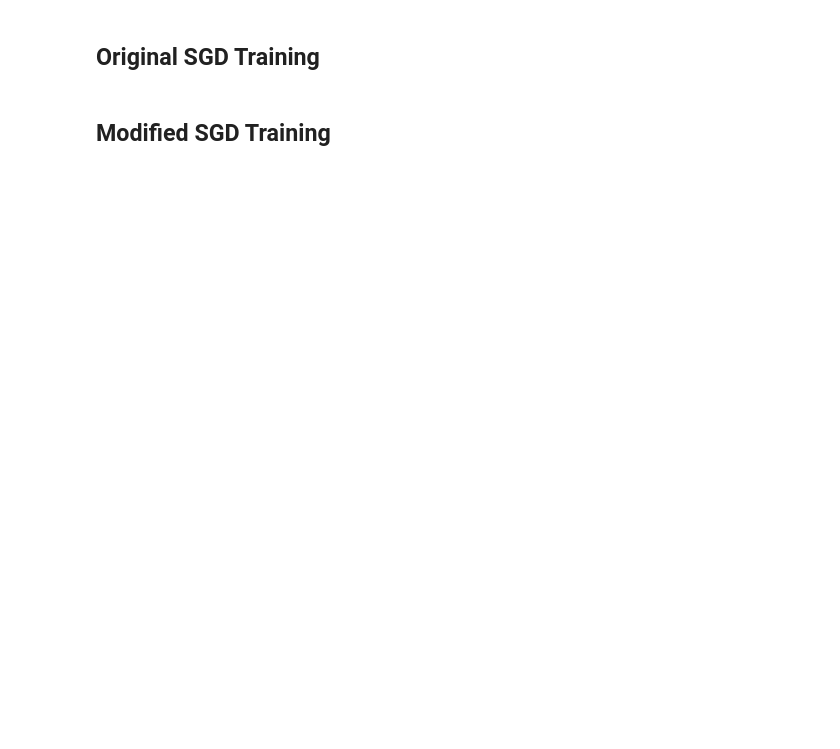
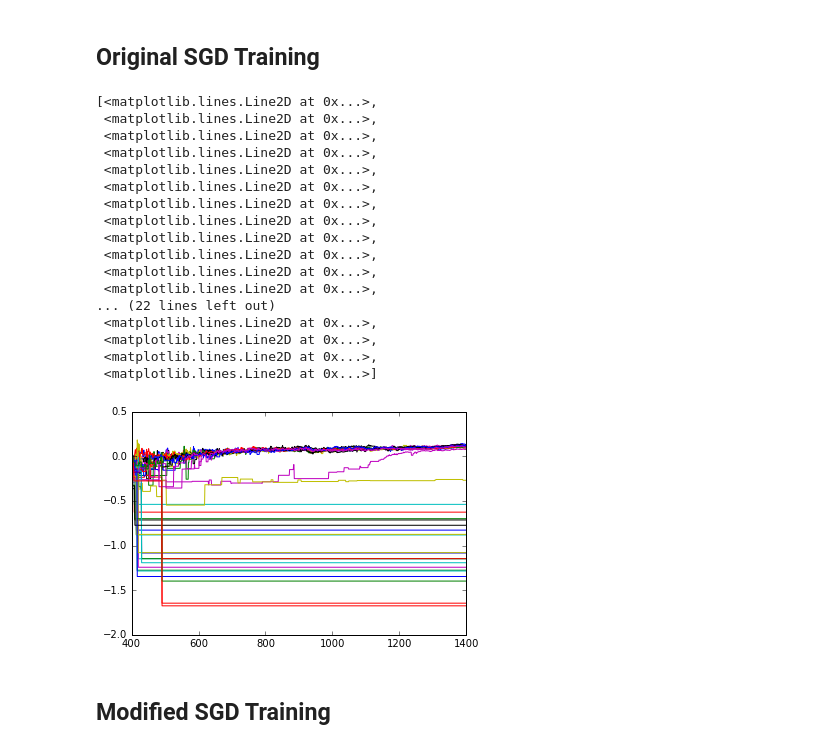
Before and after one commit to chengtang48/SGD_autoencoders, a Jupyter notebook: experiments-autoencoders.ipynb, the cells around one changed output. Cells and saved outputs as stored; diff of their text form; code cells hidden in the pictures; blank space fills up the shorter version.

```diff
--- a/experiments-autoencoders.ipynb
+++ b/experiments-autoencoders.ipynb
@@ -38,7 +46,7 @@ list_x
 # %%
 ## define bias initialization
 def bias_init(weights, norm, batch_size, batch_data_generator, dim, noise_bound):
-    assert norm > 1, 'the norm value is invalid!'
+    #assert norm > 1, 'the norm value is invalid!'
     ## generate a batch sample
     batch_x = batch_data_generator(dim, noise_bound, batch_size)
     ## calculate average inner product
@@ -65,10 +75,12 @@ train_steps = 1000
 tf.reset_default_graph()
 # %%
 gt_dict = ortho_group.rvs(dim) # generate ground-truth dictionary
-init_weights = tf.random_normal([width, dim], dtype=tf.float64) # init random weights
+#init_weights = tf.random_normal([width, dim], dtype=tf.float64) # init random weights
+init_weights = tf.constant(batch_data_generator(dim, noise_bound, width, gt_dict=gt_dict), dtype=tf.float64)
 init_bias = bias_init(init_weights, norm, init_batch_size, batch_data_generator, dim, noise_bound)
 with tf.Session() as sess:
     init_weights_ = sess.run(init_weights)
+    #init_weights_ = init_weights
     init_bias_ = sess.run(init_bias)
 # %%
 ## evaluation metric
@@ -96,24 +181,25 @@ def cos_sq_min_distances(weights, dictionary):
 ### parameters to learn
 weights = tf.Variable(init_weights_, dtype=tf.float64)
 #bias = tf.Variable(init_bias_, dtype=tf.float64)
-bias = tf.Variable(np.zeros(width), dtype=tf.float64)
+bias = tf.Variable(np.zeros(width), dtype=tf.float64, trainable=True)
 create_row_normalize_op = tf.assign(weights, norm * tf.nn.l2_normalize(weights, dim=1))
 ### define model and loss
 def encoder(weights, bias, x):
     return tf.add(tf.matmul(x, tf.transpose(weights)), bias)
 def decoder(weights, h, activation):
     if activation == 'relu':
-        return tf.squeeze(tf.matmul(tf.nn.relu(h), weights))
+        return tf.matmul(tf.nn.relu(h), weights)
     else:
         print('activation function not implemented')
         exit(0)
+
+###
 def data_wise_mean_sq_loss(x, weights, bias):
     x_hat = decoder(weights, encoder(weights, bias, x), 'relu')
-    print(x_hat.get_shape())
-    return tf.reduce_sum(tf.square(x - x_hat))
+    return tf.reduce_mean(tf.reduce_sum(tf.square(x - x_hat), axis=1))
 
 #x_gt = tf.placeholder(tf.float64, [dim,])
-mini_batch_size = 100
+mini_batch_size = 1
 batch_x = tf.placeholder(tf.float64, [mini_batch_size, dim])
 
 ### define optimizer
@@ -137,26 +223,30 @@ train_op = tf.train.GradientDescentOptimizer(learn_rate).minimize(data_wise_mean
 #gt_dict = ortho_group.rvs(dim) # generate ground-truth dictionary
 #test_sample = batch_data_generator(dim, noise_bound, 100)
 avg_scores_list = list()
-min_scores = list()
 control_weight = False
 for n_runs in range(10):
+    bias_list = [np.zeros(width)]
+    #firing_list = list()
     avg_scores = list()
     with tf.Session() as sess:
         sess.run(tf.global_variables_initializer())
         for i in range(train_steps):
+            x = batch_data_generator(dim, noise_bound, mini_batch_size, gt_dict)
             if i==0:
                 avg_scores.append(cos_sq_avg_distances(init_weights_, gt_dict))
-            #x = data_generator(dim, noise_bound, gt_dict)[0]
-            #x = data_generator(dim, noise_bound, gt_dict)
-            x = batch_data_generator(dim, noise_bound, mini_batch_size, gt_dict)
-            #init_weights_ = sess.run(init_weights)
-            _, weights_, bias_ = sess.run([train_op, weights, bias] , feed_dict={batch_x: x})
+                #get_firing_pattern_op(firing_list, init_weights_, init_bias_, x)
+
+            _, weights_, bias_ = sess.run([train_op, weights, bias], feed_dict={batch_x: x})
             if control_weight:
+                ## normalize weight if control_weight is on
                 _, weights_ = sess.run([create_row_normalize_op, weights])
             n_steps = sess.run(increment_global_step_op)
+            #print('reconstruction error', cos_sq_avg_distances(weights_, gt_dict))
             avg_scores.append(cos_sq_avg_distances(weights_, gt_dict))
-            min_scores.append(cos_sq_min_distances(weights_, gt_dict))
+            #get_firing_pattern_op(firing_list, weights_, bias_, x)
+            get_bias_evolution_op(bias_list, bias_)
     avg_scores_list.append(avg_scores)
+
             #if (n_steps-t_o) % 100 == 0:
 #                 print('Training at %d-th iteration'% (n_steps-t_o))
 #                 print('cosine distances',)
@@ -171,3 +259,31 @@ cosine_squared_distances(init_weights_, gt_dict)[0]
+# %%
+# bias_list
+time_pts = range(t_o, t_o+train_steps+1)
+# print(cos_sq_avg_distances(init_weights_, gt_dict))
+plt.plot(time_pts, bias_list)
+
+# firing_list = np.array(firing_list)
+# offset = -1
+# plt.scatter(time_pts[:50], firing_list[offset-50:offset,0])
+# %% [output]
+[<matplotlib.lines.Line2D at 0x...>,
+ <matplotlib.lines.Line2D at 0x...>,
+ <matplotlib.lines.Line2D at 0x...>,
+ <matplotlib.lines.Line2D at 0x...>,
+ <matplotlib.lines.Line2D at 0x...>,
+ <matplotlib.lines.Line2D at 0x...>,
+ <matplotlib.lines.Line2D at 0x...>,
+ <matplotlib.lines.Line2D at 0x...>,
+ <matplotlib.lines.Line2D at 0x...>,
+ <matplotlib.lines.Line2D at 0x...>,
+ <matplotlib.lines.Line2D at 0x...>,
+ <matplotlib.lines.Line2D at 0x...>,
+... (22 lines left out)
+ <matplotlib.lines.Line2D at 0x...>,
+ <matplotlib.lines.Line2D at 0x...>,
+ <matplotlib.lines.Line2D at 0x...>,
+ <matplotlib.lines.Line2D at 0x...>]
+[figure, added]
 # %% [markdown]
 ## Modified SGD Training
 # %%
```
Also changed, not shown: parts of 24 cells of this notebook, 4 other files.
